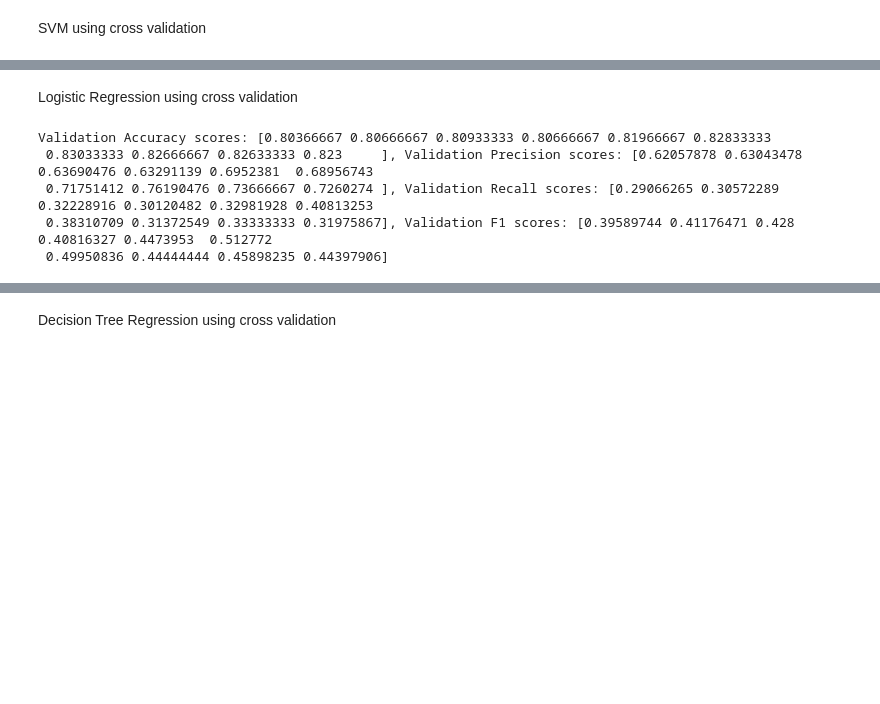
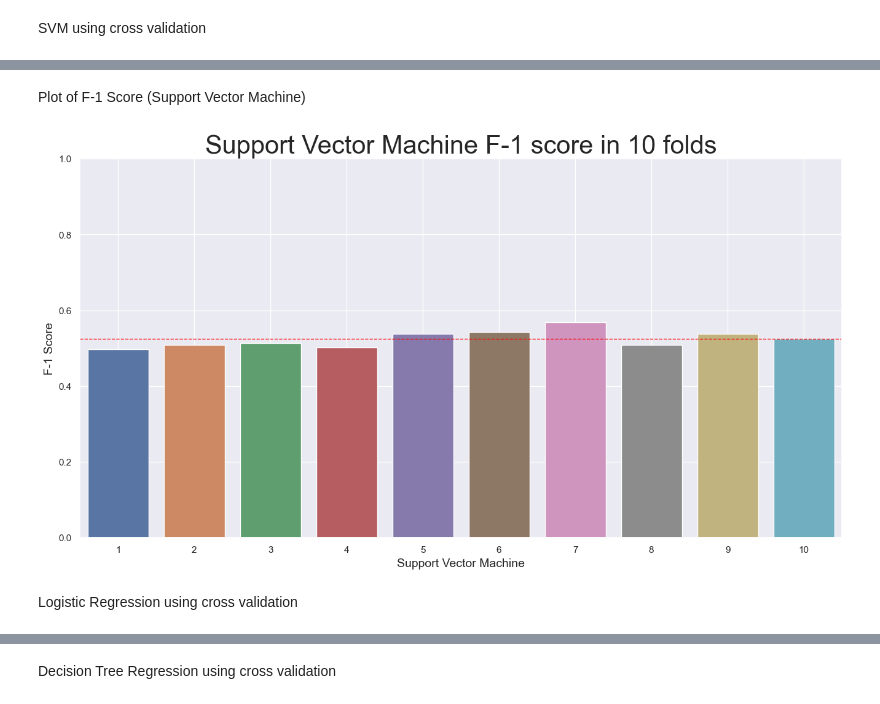
Before and after one commit to Alexius0123/Card-Fraud-Project, a Jupyter notebook: final.ipynb, the cells around one changed output, grey strips where cells are left out. Saved outputs shown, nothing was run; the diff lists cells and outputs as text; code cells hidden in the pictures; blank space fills up the shorter version.

Commit message:
Changes to  kfold cross validation

```diff
--- a/final.ipynb
+++ b/final.ipynb
@@ -734,15 +761,24 @@ Validation Accuracy scores: [0.741      0.75433333 0.75233333 0.742      0.765
+# %% [markdown]
+Plot of F-1 Score (Support Vector Machine)
+# %%
+plt.figure(figsize=(16,8))
+labels = ["1", "2", "3", "4", "5", "6", "7", "8", "9", "10"]
+X_axis = np.arange(len(labels))
+ax = plt.gca()
+sns.barplot(x = X_axis, y = results_svm['test_f1'])
+plt.ylim(0, 1)
+plt.title("Support Vector Machine F-1 score in 10 folds", fontsize=30)
+plt.xticks(X_axis, labels)
+plt.xlabel("Support Vector Machine", fontsize=14)
+plt.ylabel("F-1 Score", fontsize=14)
+plt.axhline(sum(results_svm['test_f1']) / len(results_svm['test_f1']), color='red', linestyle='--', linewidth=1, label='Avg')
+plt.grid(True)
+plt.show()
+# %% [output]
+[figure, added]
 # %% [markdown]
 Logistic Regression using cross validation
 # %%
 classifier_log_forward_cross = LogisticRegression(random_state = 1234)
 
 results_log = cross_validate(estimator= classifier_log_forward_cross, X = X_scaled, y= y, cv = 10, scoring= ['accuracy', 'precision', 'recall', 'f1'], return_train_score=False)
-# %%
-print("Validation Accuracy scores: {}, Validation Precision scores: {}, Validation Recall scores: {}, Validation F1 scores: {}"
-      .format(results_log['test_accuracy'],results_log['test_precision'], results_log['test_recall'], results_log['test_f1']))
-# %% [output]
-Validation Accuracy scores: [0.80366667 0.80666667 0.80933333 0.80666667 0.81966667 0.82833333
- 0.83033333 0.82666667 0.82633333 0.823     ], Validation Precision scores: [0.62057878 0.63043478 0.63690476 0.63291139 0.6952381  0.68956743
- 0.71751412 0.76190476 0.73666667 0.7260274 ], Validation Recall scores: [0.29066265 0.30572289 0.32228916 0.30120482 0.32981928 0.40813253
- 0.38310709 0.31372549 0.33333333 0.31975867], Validation F1 scores: [0.39589744 0.41176471 0.428      0.40816327 0.4473953  0.512772
- 0.49950836 0.44444444 0.45898235 0.44397906]
```
Also changed, not shown: parts of 21 cells of this notebook.
